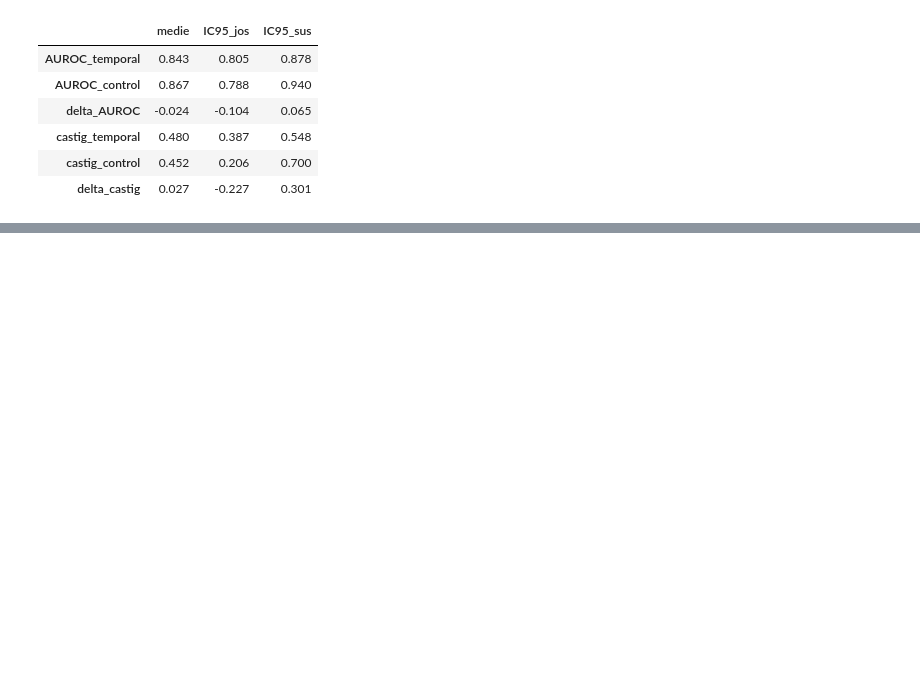
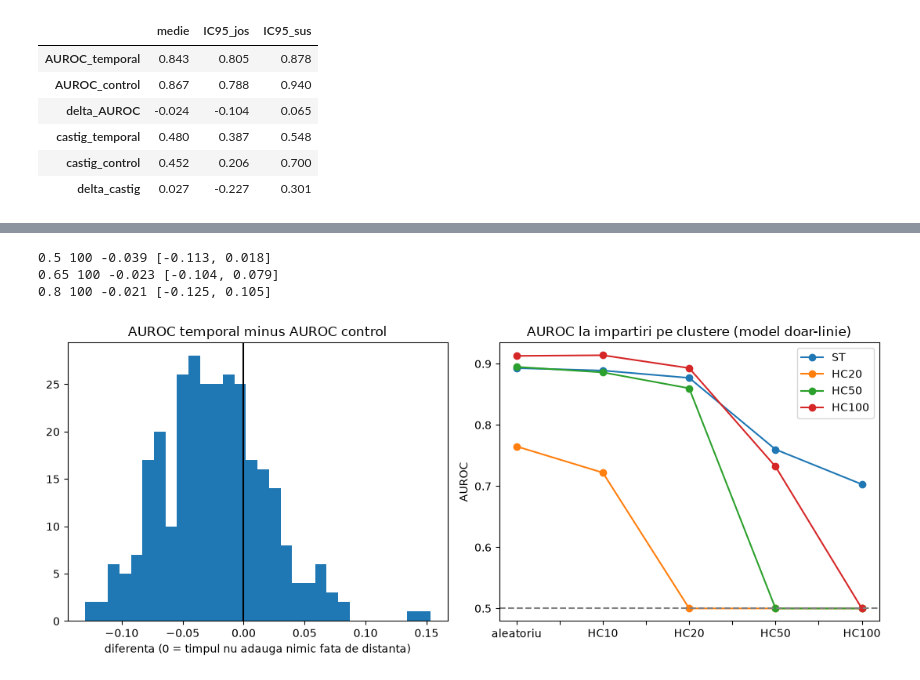
Before and after one commit to AioaneClaudia/Predic-ia-rezisten-ei-la-antibiotice-din-genom, a Jupyter notebook: notebooks/03_control_distanta.ipynb, the cells around one changed output, grey strips where cells are left out. Saved outputs shown, nothing was run; the diff lists cells and outputs as text; code cells hidden in the pictures; blank space fills up the shorter version.

Commit message:
controlul si figura

```diff
--- a/notebooks/03_control_distanta.ipynb
+++ b/notebooks/03_control_distanta.ipynb
@@ -90,0 +103,25 @@ dtype: float64
+# %%
+#sensibilitate la dimensiunea antrenarii
+for frac_tr in [0.5, 0.65, 0.8]:
+    r = pd.DataFrame([x for x in (ev.control_distanta(df, frac_train=frac_tr, seed=s) for s in range(100)) if x is not None])
+    print(frac_tr, len(r), round(r["delta_AUROC"].mean(), 3), r["delta_AUROC"].quantile([0.025, 0.975]).round(3).tolist())
+# %% [output]
+0.5 100 -0.039 [-0.113, 0.018]
+0.65 100 -0.023 [-0.104, 0.079]
+0.8 100 -0.021 [-0.125, 0.105]
+# %%
+#figura
+os.makedirs("../results", exist_ok=True)
+fig, ax = plt.subplots(1, 2, figsize=(11, 4.5))
+ax[0].hist(rez_c["delta_AUROC"].dropna(), bins=30)
+ax[0].axvline(0, color="black")
+ax[0].set_title("AUROC temporal minus AUROC control")
+ax[0].set_xlabel("diferenta (0 = timpul nu adauga nimic fata de distanta)")
+tab_cl.T.plot(marker="o", ax=ax[1])
+ax[1].set_title("AUROC la impartiri pe clustere (model doar-linie)")
+ax[1].set_ylabel("AUROC")
+ax[1].axhline(0.5, color="gray", linestyle="--")
+plt.tight_layout()
+plt.savefig("../results/control_distanta.png", dpi=150, bbox_inches="tight")
+# %% [output]
+[figure, added]
```
Also changed, not shown: parts of 1 cell of this notebook.
